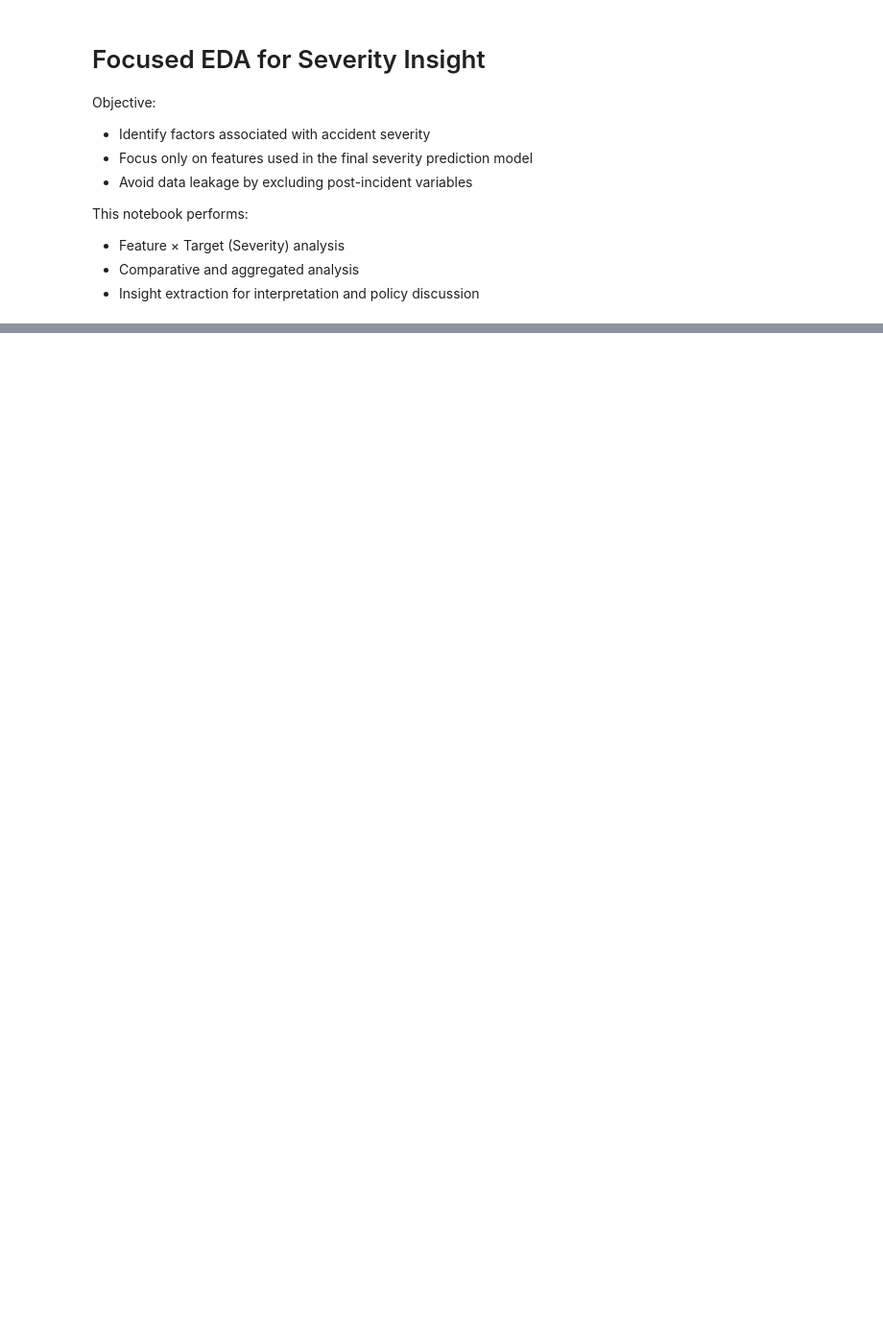
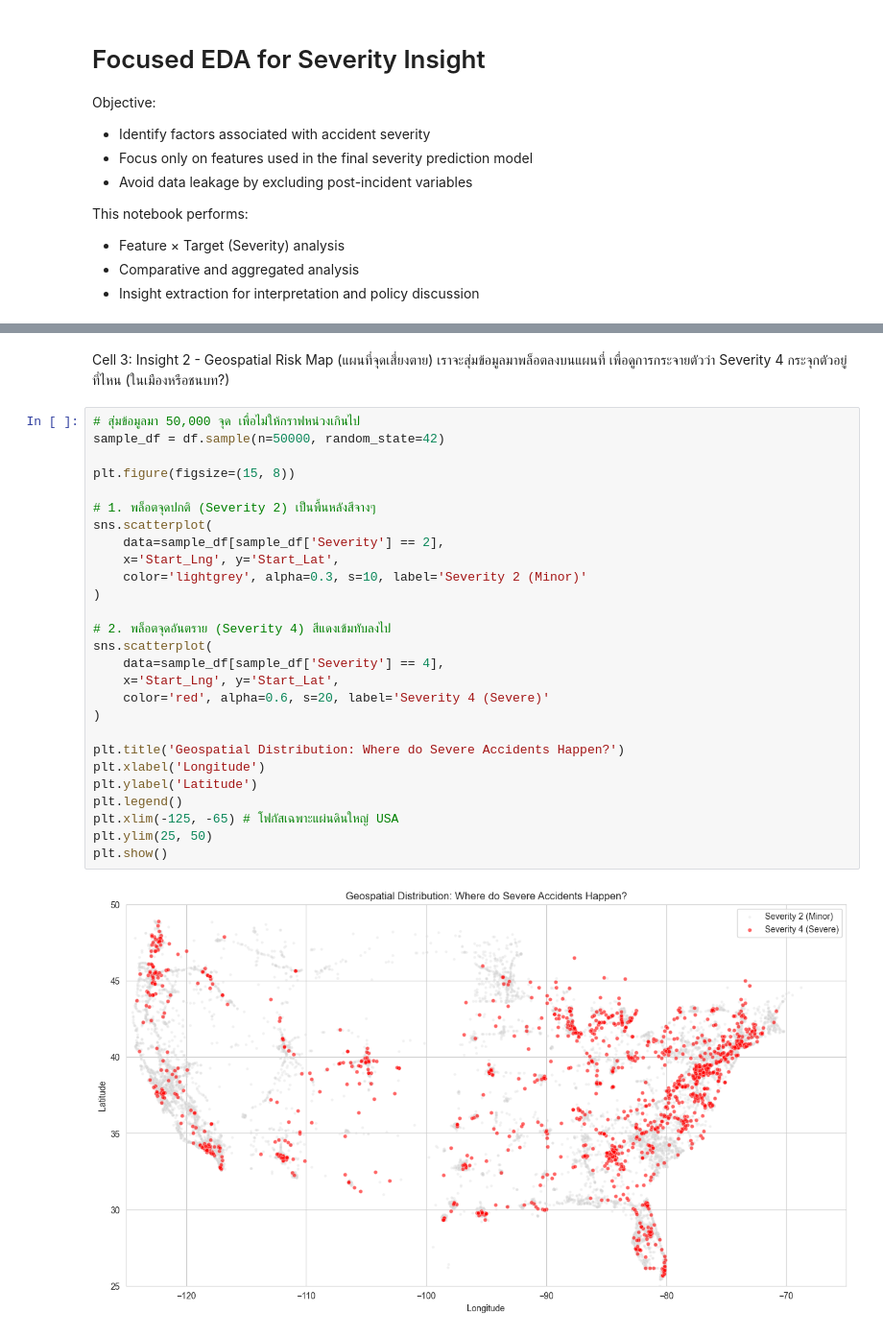
Before and after one commit to wittgenstein-byte/US-Traffic-Accident-BigData-Analysis, a Jupyter notebook: notebooks/04_focused_eda_for_insight.ipynb, the cells around one changed output, grey strips where cells are left out. Shown at 96% size. Cells and saved outputs as stored; diff of their text form; blank space fills up the shorter version.

```diff
--- a/notebooks/04_focused_eda_for_insight.ipynb
+++ b/notebooks/04_focused_eda_for_insight.ipynb
@@ -184,0 +99,32 @@ Next step:
+# %% [markdown]
+Cell 3: Insight 2 - Geospatial Risk Map (แผนที่จุดเสี่ยงตาย)
+เราจะสุ่มข้อมูลมาพล็อตลงบนแผนที่ เพื่อดูการกระจายตัวว่า Severity 4 กระจุกตัวอยู่ที่ไหน (ในเมืองหรือชนบท?)
+# %%
+# สุ่มข้อมูลมา 50,000 จุด เพื่อไม่ให้กราฟหน่วงเกินไป
+sample_df = df.sample(n=50000, random_state=42)
+
+plt.figure(figsize=(15, 8))
+
+# 1. พล็อตจุดปกติ (Severity 2) เป็นพื้นหลังสีจางๆ
+sns.scatterplot(
+    data=sample_df[sample_df['Severity'] == 2],
+    x='Start_Lng', y='Start_Lat',
+    color='lightgrey', alpha=0.3, s=10, label='Severity 2 (Minor)'
+)
+
+# 2. พล็อตจุดอันตราย (Severity 4) สีแดงเข้มทับลงไป
+sns.scatterplot(
+    data=sample_df[sample_df['Severity'] == 4],
+    x='Start_Lng', y='Start_Lat',
+    color='red', alpha=0.6, s=20, label='Severity 4 (Severe)'
+)
+
+plt.title('Geospatial Distribution: Where do Severe Accidents Happen?')
+plt.xlabel('Longitude')
+plt.ylabel('Latitude')
+plt.legend()
+plt.xlim(-125, -65) # โฟกัสเฉพาะแผ่นดินใหญ่ USA
+plt.ylim(25, 50)
+plt.show()
+# %% [output]
+[figure, added]
```
Also changed, not shown: parts of 38 cells of this notebook, 4 other files.
